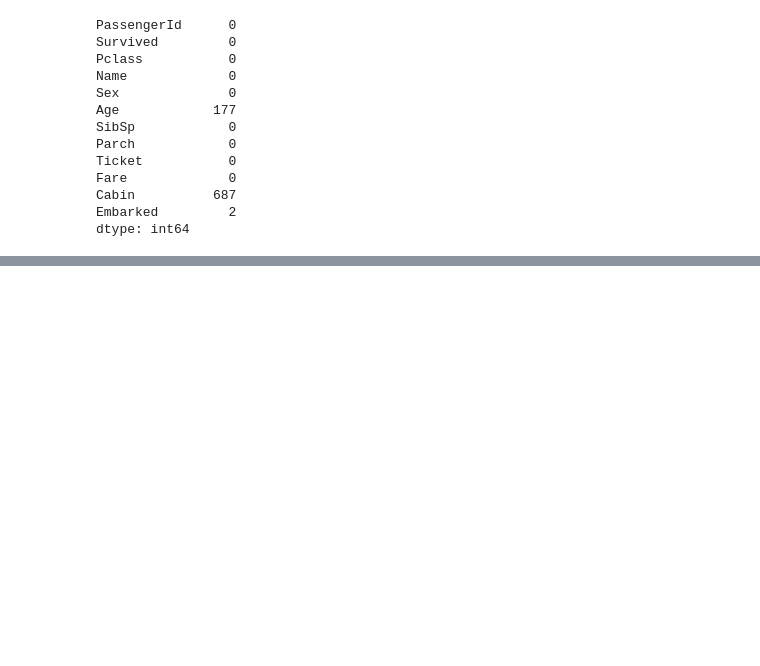
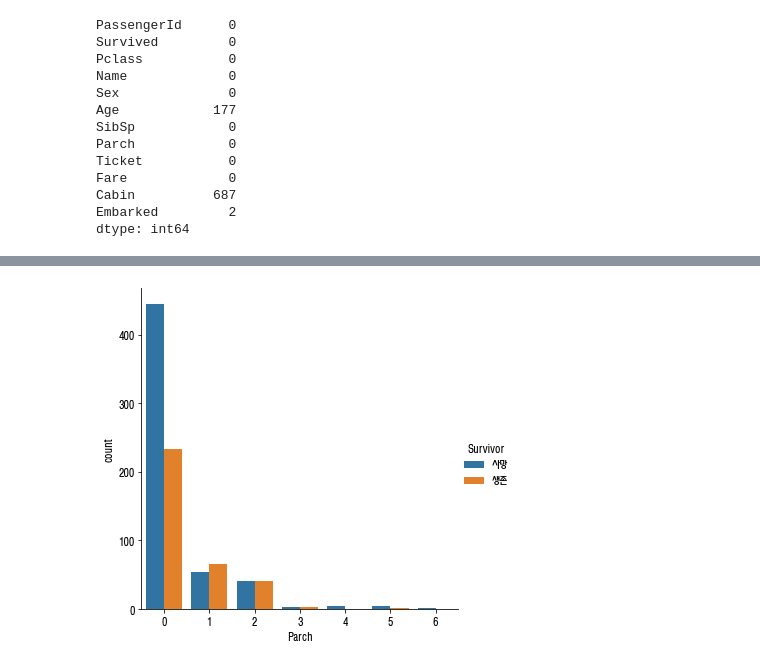
Before and after one commit to qjrrogoa/Python, a Jupyter notebook: DataAnalysis/pandaslib/visualizationlib/Titanic.ipynb, the cells around one changed output, grey strips where cells are left out. Cells and saved outputs as stored; diff of their text form; code cells hidden in the pictures; blank space fills up the shorter version.

```diff
--- a/DataAnalysis/pandaslib/visualizationlib/Titanic.ipynb
+++ b/DataAnalysis/pandaslib/visualizationlib/Titanic.ipynb
@@ -106,0 +131,4 @@ visualizationLmplot('Age')
+# %%
+visualizationCatplot('Parch',df_train,kind='count',hue='Survivor')#남자의 경우 부모나 자식이 많을수록 사망율이 낮으며, 여성의 경우 사망율이 높다
+# %% [output]
+[figure, added]
```
Also changed, not shown: parts of 71 cells of this notebook, 1 other file.
